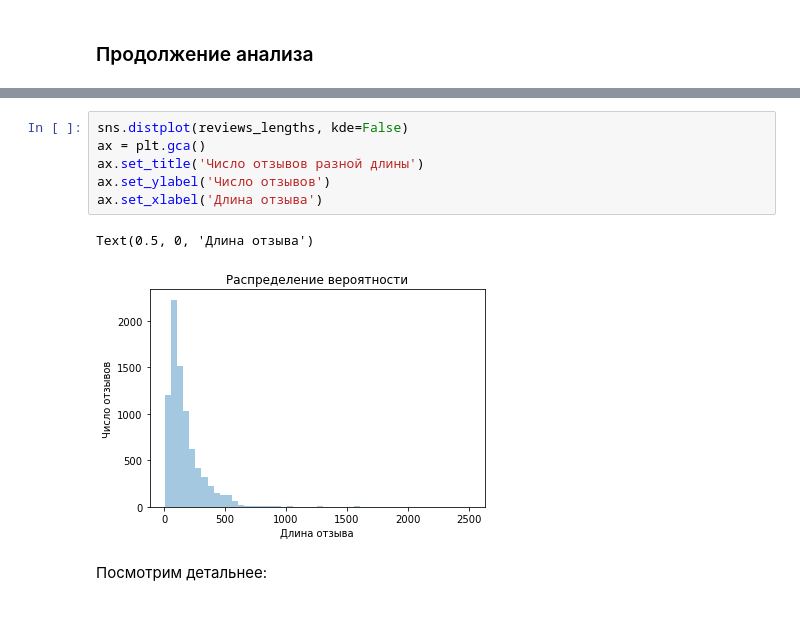
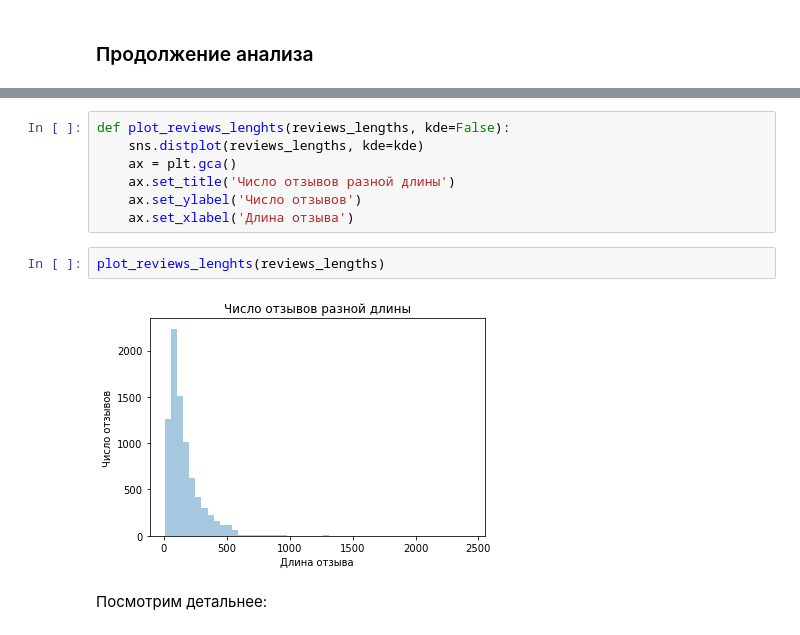
Before and after one commit to winstonobyman/rshb-test-task, a Jupyter notebook: task 4 review classification.ipynb, the cells around one changed output, grey strips where cells are left out. Drawn from its saved outputs; the diff is of its cells as text.

```diff
--- a/task 4 review classification.ipynb
+++ b/task 4 review classification.ipynb
@@ -145,11 +136,13 @@ print(f'Максимальная длина отзыва: {max(reviews_lengths)}
 # %%
-sns.distplot(reviews_lengths, kde=False)
-ax = plt.gca()
-ax.set_title('Число отзывов разной длины')
-ax.set_ylabel('Число отзывов')
-ax.set_xlabel('Длина отзыва')
+def plot_reviews_lenghts(reviews_lengths, kde=False):
+    sns.distplot(reviews_lengths, kde=kde)
+    ax = plt.gca()
+    ax.set_title('Число отзывов разной длины')
+    ax.set_ylabel('Число отзывов')
+    ax.set_xlabel('Длина отзыва')
-# %% [output]
-Text(0.5, 0, 'Длина отзыва')
-[figure, removed]
+# %%
+plot_reviews_lenghts(reviews_lengths)
+# %% [output]
+[figure, added]
 # %% [markdown]
 Посмотрим детальнее:
```
Also changed, not shown: parts of 112 cells of this notebook, 4 other files.
